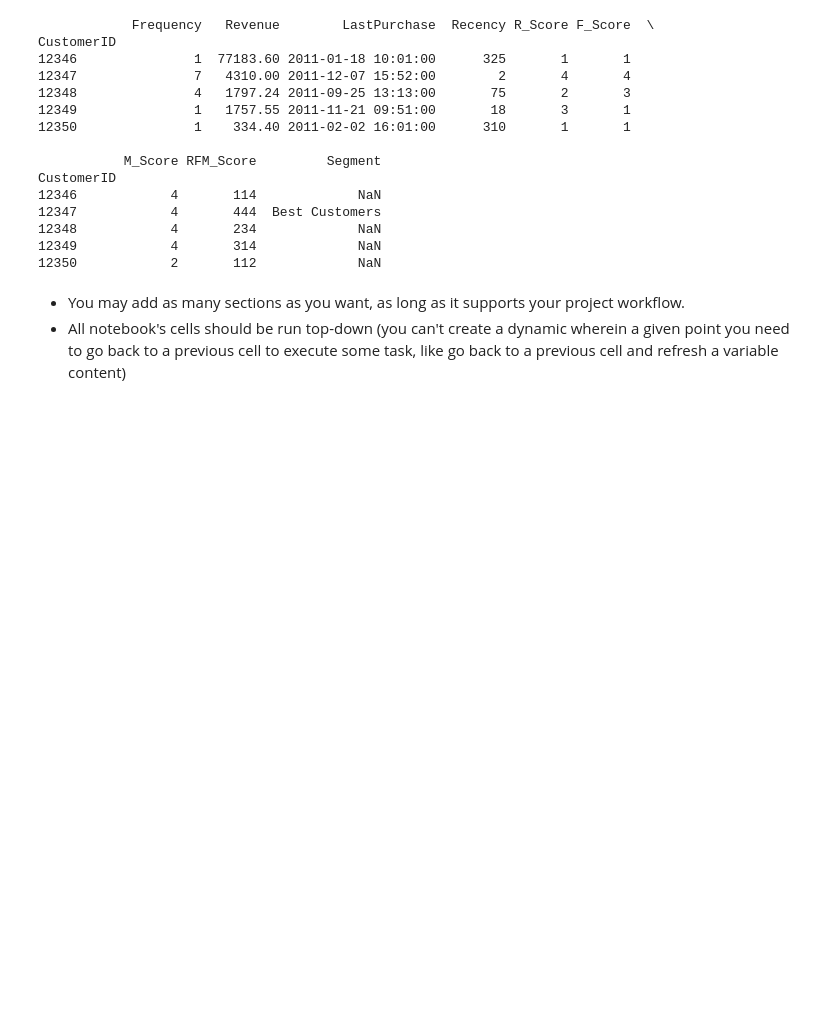
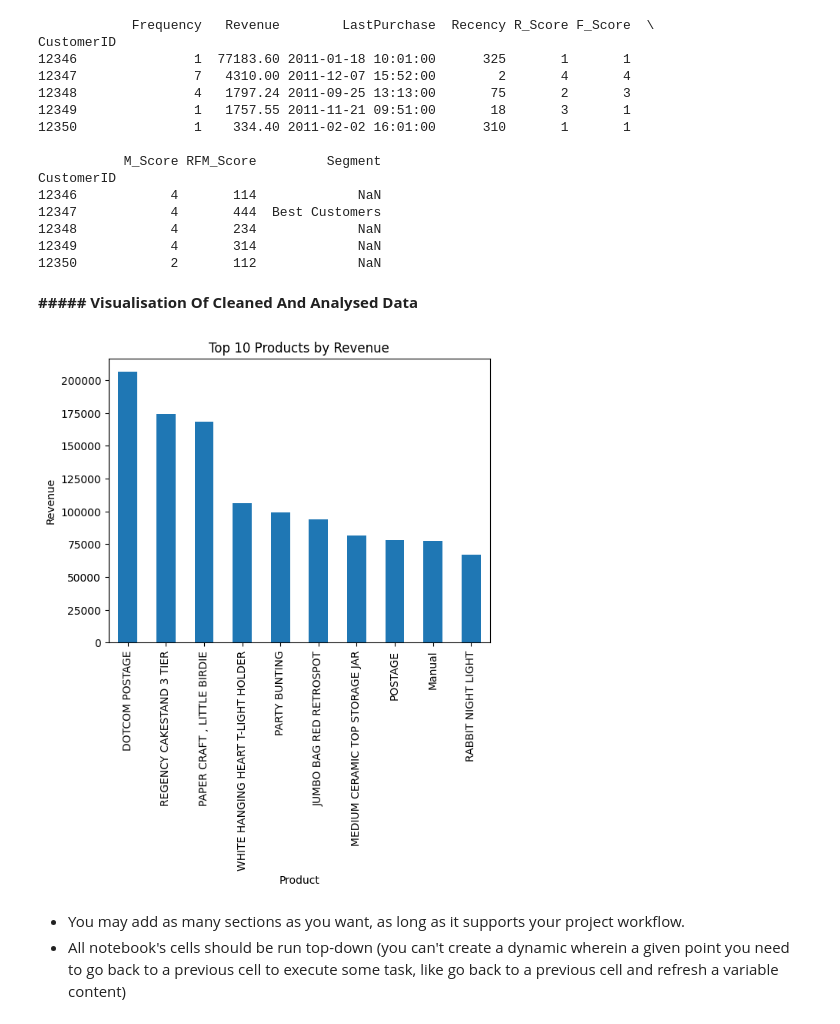
Before and after one commit to UmmH3/hafeezah-hackathon1, a Jupyter notebook: jupyter_notebooks/Notebook_Template.ipynb, the cells around one changed output. Drawn from its saved outputs; the diff is of its cells as text; code cells hidden in the pictures; blank space fills up the shorter version.

Commit message:
top_product plot

```diff
--- a/jupyter_notebooks/Notebook_Template.ipynb
+++ b/jupyter_notebooks/Notebook_Template.ipynb
@@ -272,6 +272,17 @@ CustomerID
 12348            4       234             NaN
 12349            4       314             NaN
 12350            2       112             NaN
+# %% [markdown]
+**#####  Visualisation Of Cleaned And Analysed Data**
+# %%
+import matplotlib.pyplot as plt
+
+top_products.plot(kind='bar', title='Top 10 Products by Revenue')
+plt.xlabel('Product')
+plt.ylabel('Revenue')
+plt.show()
+# %% [output]
+[figure, added]
 # %% [markdown]
 * You may add as many sections as you want, as long as it supports your project workflow.
 * All notebook's cells should be run top-down (you can't create a dynamic wherein a given point you need to go back to a previous cell to execute some task, like go back to a previous cell and refresh a variable content)
```
